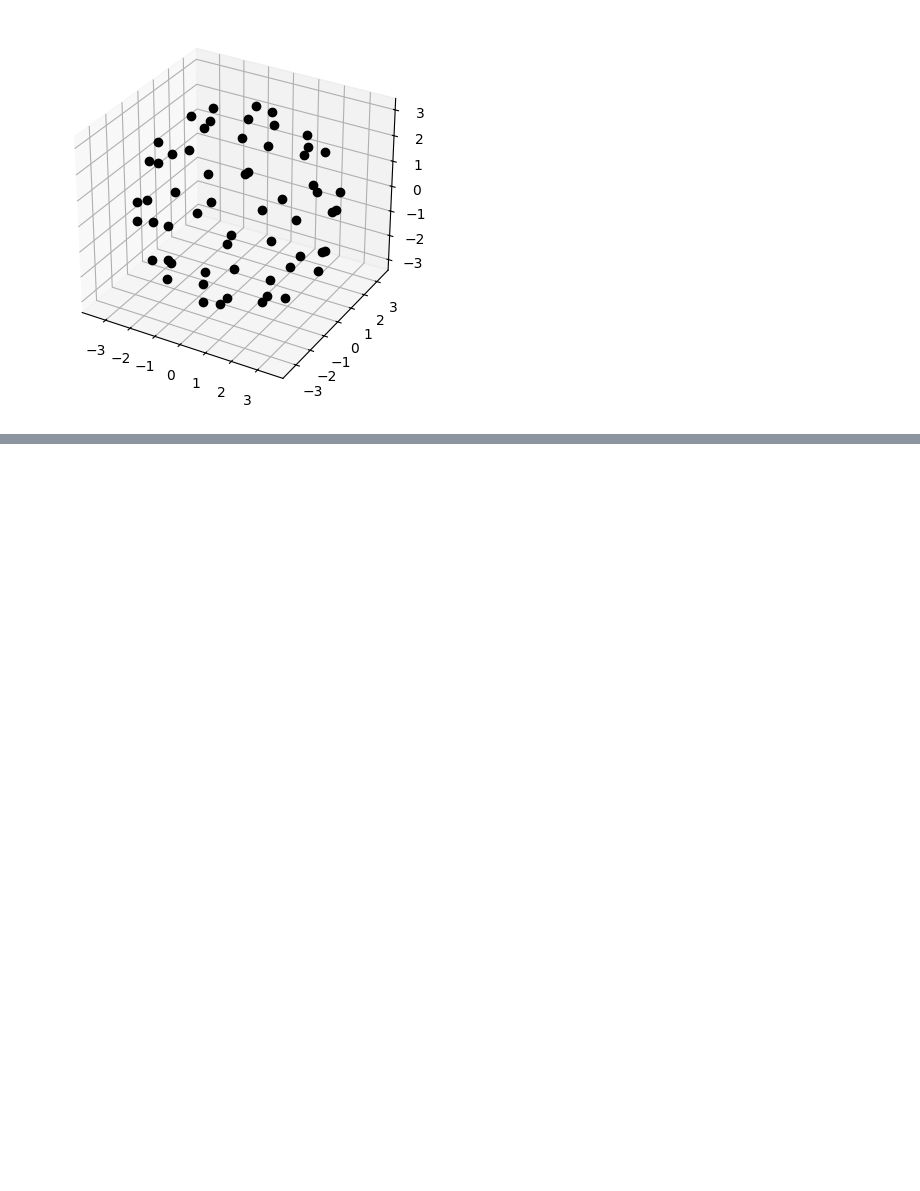
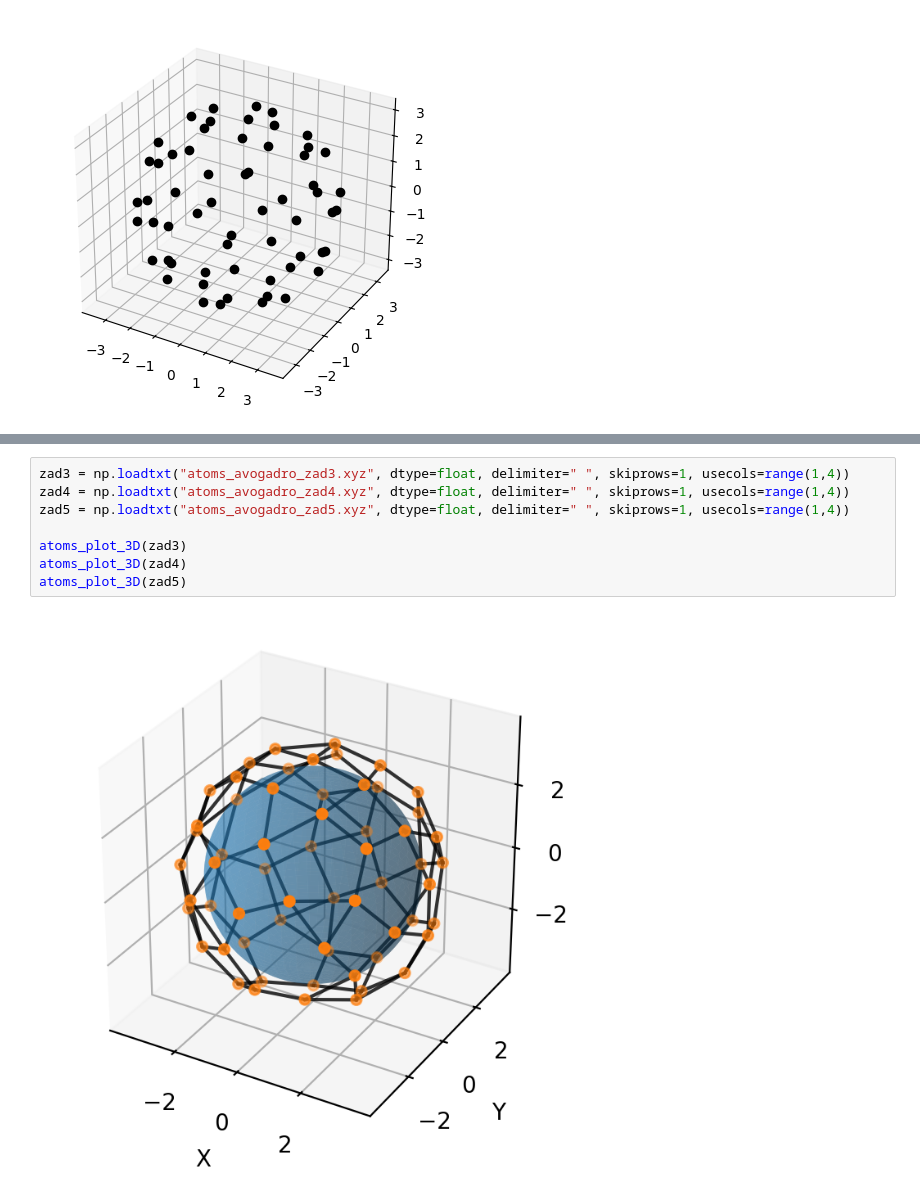
Before and after one commit to lruba939/Monte-Carlo, a Jupyter notebook: Lab 8/obrazy.ipynb, the cells around one changed output, grey strips where cells are left out. Cells and saved outputs as stored; diff of their text form; blank space fills up the shorter version.

```diff
--- a/Lab 8/obrazy.ipynb
+++ b/Lab 8/obrazy.ipynb
@@ -82,0 +146,10 @@ plt.show()
+# %%
+zad3 = np.loadtxt("atoms_avogadro_zad3.xyz", dtype=float, delimiter=" ", skiprows=1, usecols=range(1,4))
+zad4 = np.loadtxt("atoms_avogadro_zad4.xyz", dtype=float, delimiter=" ", skiprows=1, usecols=range(1,4))
+zad5 = np.loadtxt("atoms_avogadro_zad5.xyz", dtype=float, delimiter=" ", skiprows=1, usecols=range(1,4))
+
+atoms_plot_3D(zad3)
+atoms_plot_3D(zad4)
+atoms_plot_3D(zad5)
+# %% [output]
+[figure, added]
```
Also changed, not shown: parts of 8 cells of this notebook, 10 other files.
